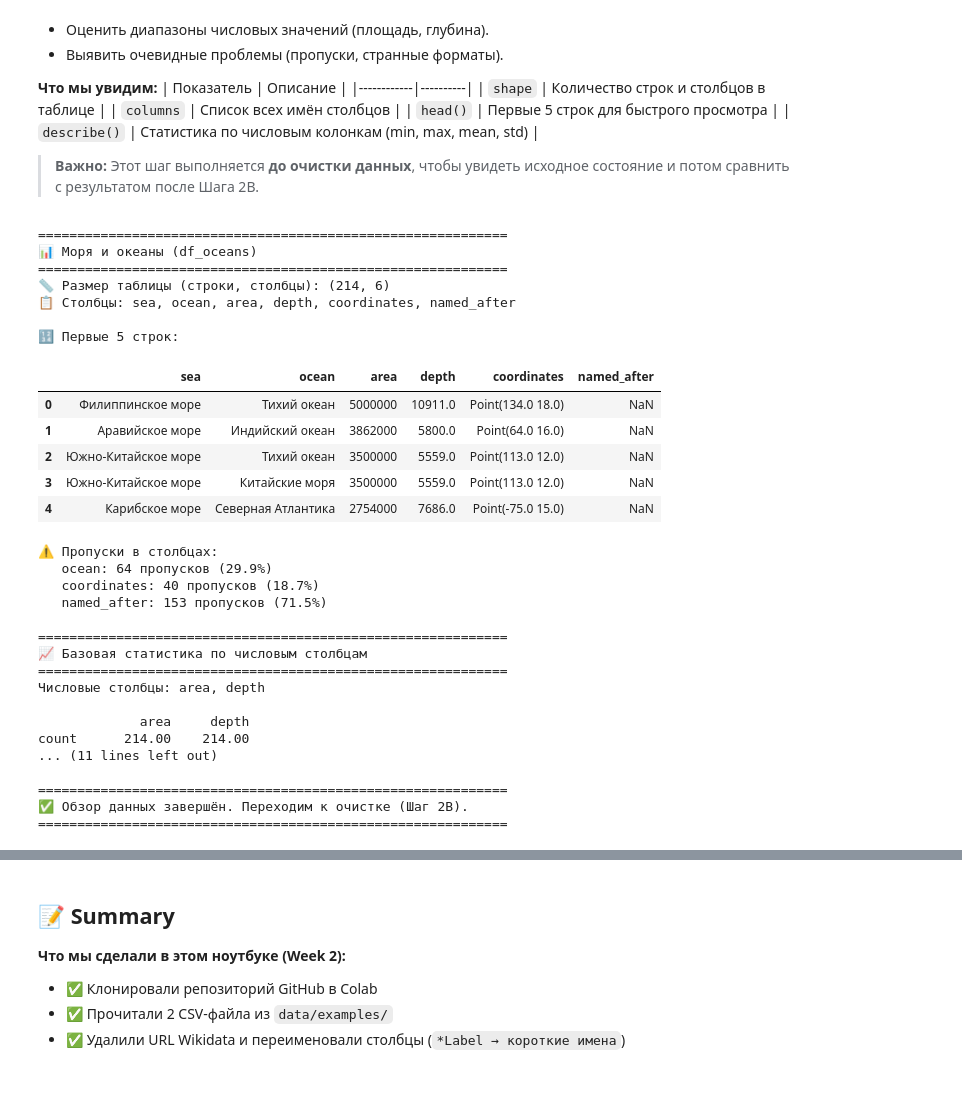
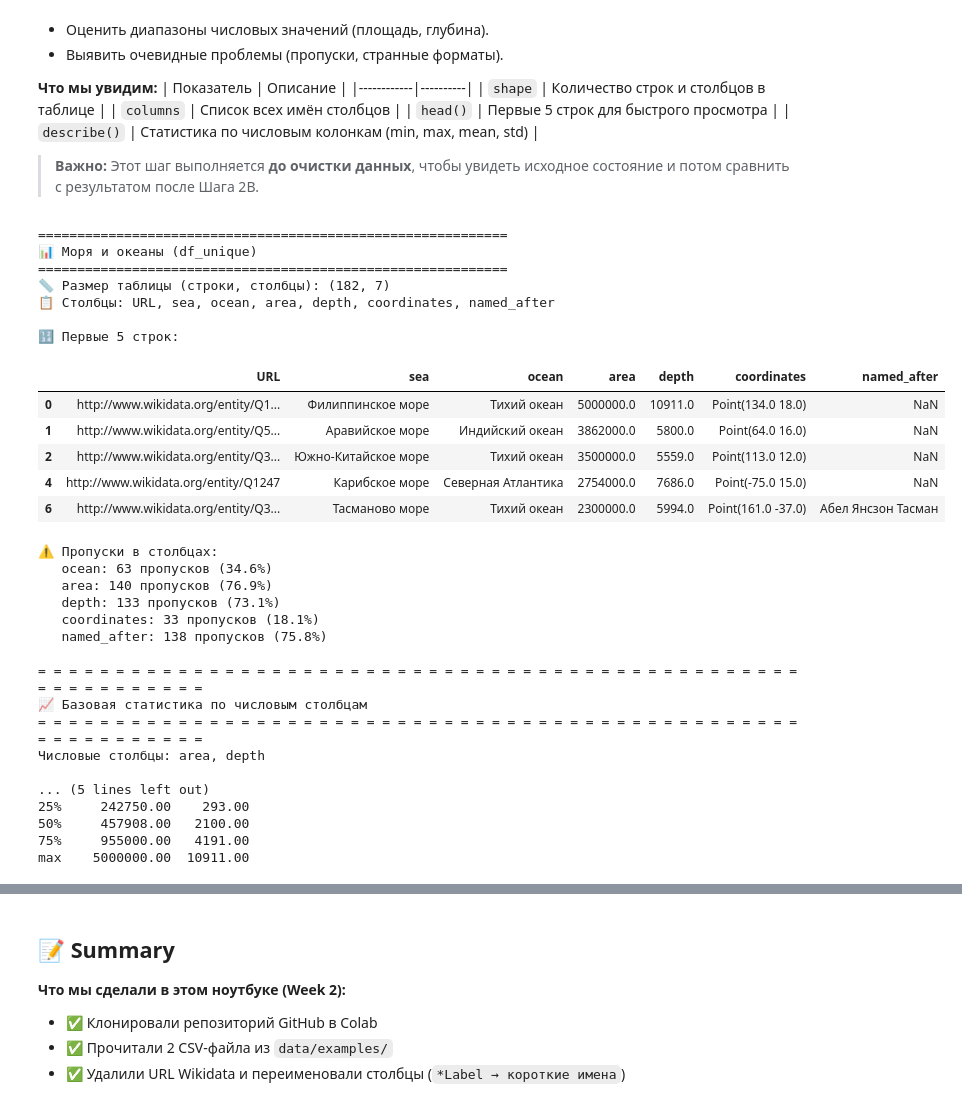
Before and after one commit to Prashkov1ch/python-ai-Prashkovich-Anna, a Jupyter notebook: notebooks/week2b_read_csv.ipynb, the cells around one changed output, grey strips where cells are left out. Cells and saved outputs as stored; diff of their text form; code cells hidden in the pictures.

```diff
--- a/notebooks/week2b_read_csv.ipynb
+++ b/notebooks/week2b_read_csv.ipynb
@@ -148,85 +247,68 @@ NameError: name 'df_oceans' is not defined
 > **Важно:** Этот шаг выполняется **до очистки данных**, чтобы увидеть исходное состояние и потом сравнить с результатом после Шага 2B.
 # %%
 # 🔍 Шаг 3. Обзор данных: структура и первые строки
+# 🔧 ИЗМЕНЕНО: используем df_unique вместо df_oceans
 
 def show_info(df, name, n=5):
-    """Краткий обзор DataFrame: имя, размер, список столбцов и первые строки."""
+    """Краткий обзор DataFrame"""
     print(f"\n{'='*60}")
     print(f"📊 {name}")
     print('='*60)
     print("📏 Размер таблицы (строки, столбцы):", df.shape)
     print("📋 Столбцы:", ", ".join(df.columns))
     print(f"\n🔢 Первые {n} строк:")
     display(df.head(n))
 
-    # Проверка на пропуски
     null_counts = df.isnull().sum()
     if null_counts.any():
         print("\n⚠️ Пропуски в столбцах:")
         for col, count in null_counts[null_counts > 0].items():
             print(f"   {col}: {count} пропусков ({count/len(df)*100:.1f}%)")
     else:
         print("\n✅ Пропусков не обнаружено")
 
-# 🚀 Запуск обзора для основного DataFrame
-show_info(df_oceans, "Моря и океаны (df_oceans)", n=5)
+# 🚀 Запуск обзора для df_unique (не df_oceans!)
+show_info(df_unique, "Моря и океаны (df_unique)", n=5)
 
-# 📈 Бонус: базовая статистика по числовым колонкам
-print("\n" + "="*60)
+# 📈 Бонус: базовая статистика по числовым колонкам (по df_unique!)
+print("\n" + "= "*60)
 print("📈 Базовая статистика по числовым столбцам")
-print("="*60)
+print("= "*60)
 
-numeric_cols = df_oceans.select_dtypes(include=['number']).columns
+numeric_cols = df_unique.select_dtypes(include=['number']).columns
 if len(numeric_cols) > 0:
     print(f"Числовые столбцы: {', '.join(numeric_cols)}\n")
-    print(df_oceans[numeric_cols].describe().round(2))
+    print(df_unique[numeric_cols].describe().round(2))
 else:
     print("⚠️ Числовые столбцы не найдены")
-
-# 📋 Дополнительно: уникальные значения в текстовых колонках
-print("\n" + "="*60)
-print("🏷️ Уникальные значения в ключевых столбцах")
-print("="*60)
-
-text_cols_to_check = ['oceanLabel', 'named_afterLabel']  # до очистки
-for col in text_cols_to_check:
-    if col in df_oceans.columns:
-        unique_count = df_oceans[col].nunique()
-        print(f"\n{col}: {unique_count} уникальных значений")
-        print("Топ-5 наиболее частых:")
-        print(df_oceans[col].value_counts().head(5).to_string())
-
-print("\n" + "="*60)
-print("✅ Обзор данных завершён. Переходим к очистке (Шаг 2B).")
-print("="*60)
 # %% [output]
 ============================================================
-📊 Моря и океаны (df_oceans)
+📊 Моря и океаны (df_unique)
 ============================================================
-📏 Размер таблицы (строки, столбцы): (214, 6)
-📋 Столбцы: sea, ocean, area, depth, coordinates, named_after
+📏 Размер таблицы (строки, столбцы): (182, 7)
+📋 Столбцы: URL, sea, ocean, area, depth, coordinates, named_after
 
 🔢 Первые 5 строк:
-|  | sea | ocean | area | depth | coordinates | named_after |
-| 0 | Филиппинское море | Тихий океан | 5000000 | 10911.0 | Point(134.0 18.0) | NaN |
-| 1 | Аравийское море | Индийский океан | 3862000 | 5800.0 | Point(64.0 16.0) | NaN |
-| 2 | Южно-Китайское море | Тихий океан | 3500000 | 5559.0 | Point(113.0 12.0) | NaN |
-| 3 | Южно-Китайское море | Китайские моря | 3500000 | 5559.0 | Point(113.0 12.0) | NaN |
-| 4 | Карибское море | Северная Атлантика | 2754000 | 7686.0 | Point(-75.0 15.0) | NaN |
+|  | URL | sea | ocean | area | depth | coordinates | named_after |
+| 0 | http://www.wikidata.org/entity/Q1... | Филиппинское море | Тихий океан | 5000000.0 | 10911.0 | Point(134.0 18.0) | NaN |
+| 1 | http://www.wikidata.org/entity/Q5... | Аравийское море | Индийский океан | 3862000.0 | 5800.0 | Point(64.0 16.0) | NaN |
+| 2 | http://www.wikidata.org/entity/Q3... | Южно-Китайское море | Тихий океан | 3500000.0 | 5559.0 | Point(113.0 12.0) | NaN |
+| 4 | http://www.wikidata.org/entity/Q1247 | Карибское море | Северная Атлантика | 2754000.0 | 7686.0 | Point(-75.0 15.0) | NaN |
+| 6 | http://www.wikidata.org/entity/Q3... | Тасманово море | Тихий океан | 2300000.0 | 5994.0 | Point(161.0 -37.0) | Абел Янсзон Тасман |
 ⚠️ Пропуски в столбцах:
-   ocean: 64 пропусков (29.9%)
-   coordinates: 40 пропусков (18.7%)
-   named_after: 153 пропусков (71.5%)
+   ocean: 63 пропусков (34.6%)
+   area: 140 пропусков (76.9%)
+   depth: 133 пропусков (73.1%)
+   coordinates: 33 пропусков (18.1%)
+   named_after: 138 пропусков (75.8%)
 
-============================================================
+= = = = = = = = = = = = = = = = = = = = = = = = = = = = = = = = = = = = = = = = = = = = = = = = = = = = = = = = = = = =
 📈 Базовая статистика по числовым столбцам
-============================================================
+= = = = = = = = = = = = = = = = = = = = = = = = = = = = = = = = = = = = = = = = = = = = = = = = = = = = = = = = = = = =
 Числовые столбцы: area, depth
 
-             area     depth
-count      214.00    214.00
-... (11 lines left out)
-
-============================================================
-✅ Обзор данных завершён. Переходим к очистке (Шаг 2B).
-============================================================
+... (5 lines left out)
+25%     242750.00    293.00
+50%     457908.00   2100.00
+75%     955000.00   4191.00
+max    5000000.00  10911.00
```
Also changed, not shown: parts of 9 cells of this notebook.
